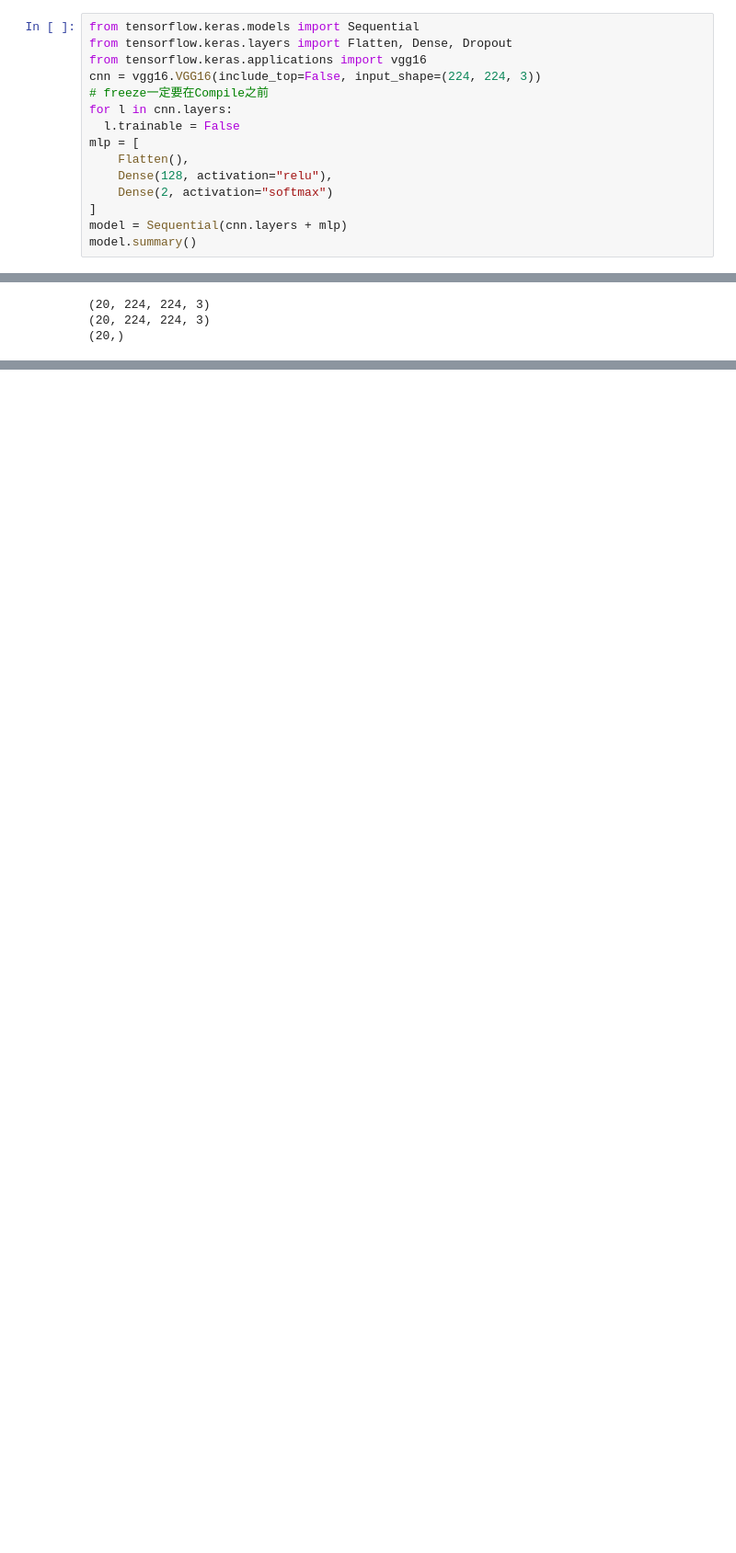
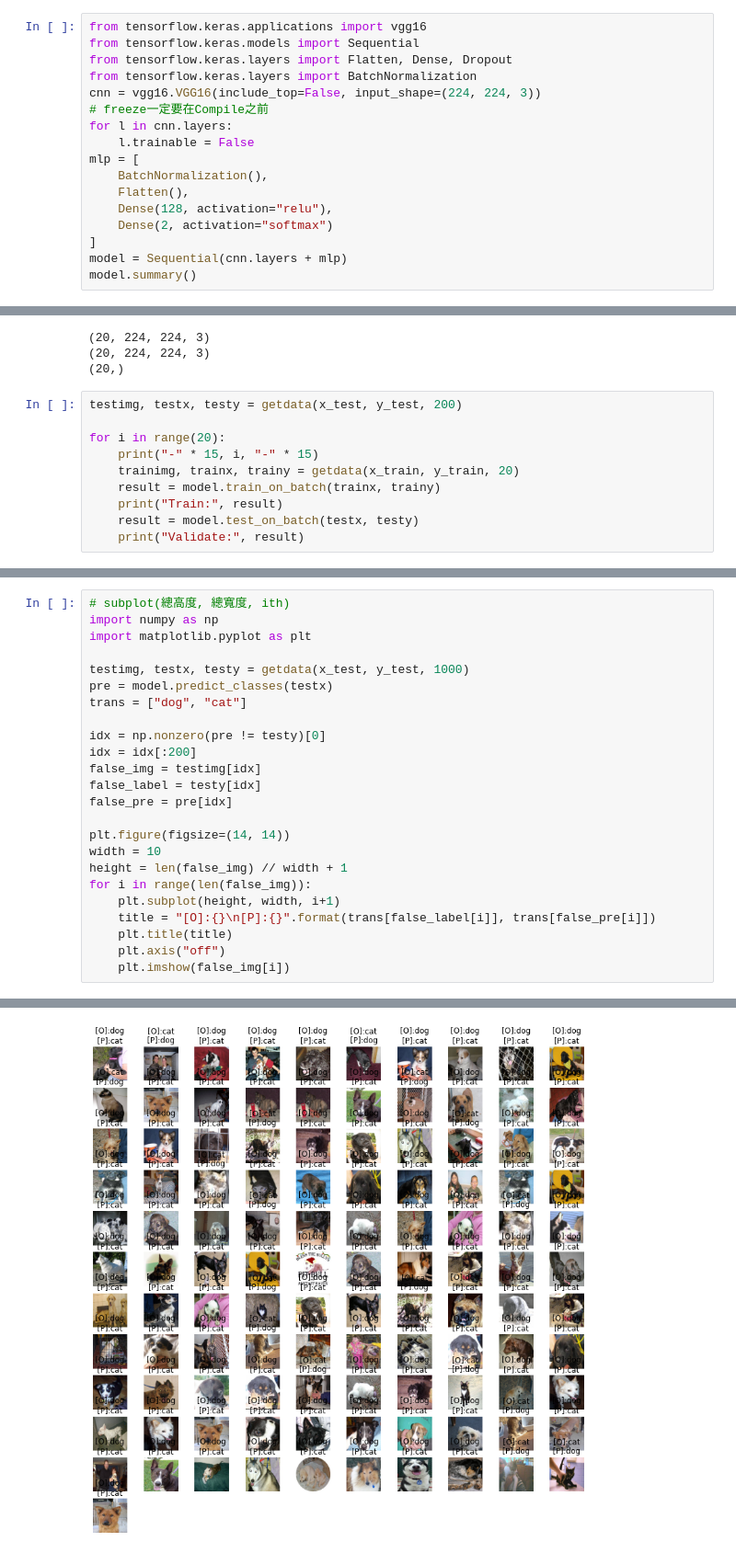
Before and after one commit to crazy85128x/ML0930, a Jupyter notebook: transfer.ipynb, the cells around one changed output, grey strips where cells are left out. Shown at 92% size. Cells and saved outputs as stored; diff of their text form; blank space fills up the shorter version.

```diff
--- a/transfer.ipynb
+++ b/transfer.ipynb
@@ -50,14 +50,16 @@ print(y_test.shape)
 (22500,)
 (2500,)
 # %%
+from tensorflow.keras.applications import vgg16
 from tensorflow.keras.models import Sequential
 from tensorflow.keras.layers import Flatten, Dense, Dropout
-from tensorflow.keras.applications import vgg16
+from tensorflow.keras.layers import BatchNormalization
 cnn = vgg16.VGG16(include_top=False, input_shape=(224, 224, 3))
 # freeze一定要在Compile之前
 for l in cnn.layers:
-  l.trainable = False
+    l.trainable = False
 mlp = [
+    BatchNormalization(),
     Flatten(),
     Dense(128, activation="relu"),
     Dense(2, activation="softmax")
@@ -111,3 +113,13 @@ print(testy.shape)
 (20, 224, 224, 3)
 (20, 224, 224, 3)
 (20,)
+# %%
+testimg, testx, testy = getdata(x_test, y_test, 200)
+
+for i in range(20):
+    print("-" * 15, i, "-" * 15)
+    trainimg, trainx, trainy = getdata(x_train, y_train, 20)
+    result = model.train_on_batch(trainx, trainy)
+    print("Train:", result)
+    result = model.test_on_batch(testx, testy)
+    print("Validate:", result)
@@ -113,0 +137,25 @@ print(testy.shape)
+# %%
+# subplot(總高度, 總寬度, ith)
+import numpy as np
+import matplotlib.pyplot as plt
+
+testimg, testx, testy = getdata(x_test, y_test, 1000)
+pre = model.predict_classes(testx)
+trans = ["dog", "cat"]
+
+idx = np.nonzero(pre != testy)[0]
+idx = idx[:200]
+false_img = testimg[idx]
+false_label = testy[idx]
+false_pre = pre[idx]
+
+plt.figure(figsize=(14, 14))
+width = 10
+height = len(false_img) // width + 1
+for i in range(len(false_img)):
+    plt.subplot(height, width, i+1)
+    title = "[O]:{}\n[P]:{}".format(trans[false_label[i]], trans[false_pre[i]])
+    plt.title(title)
+    plt.axis("off")
+    plt.imshow(false_img[i])
+# %% [output]
@@ -113,0 +165 @@ print(testy.shape)
+[figure, added]
```
Also changed, not shown: parts of 6 cells of this notebook.
